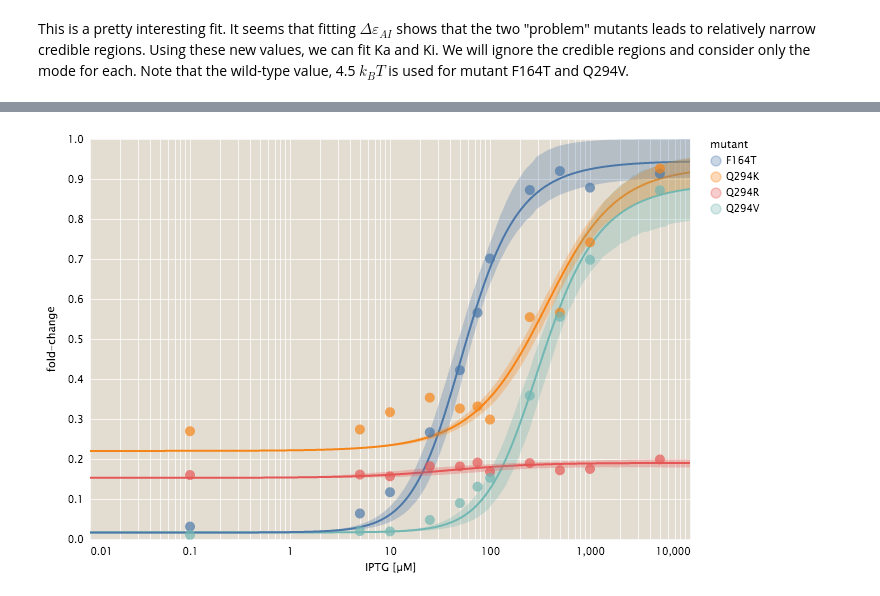
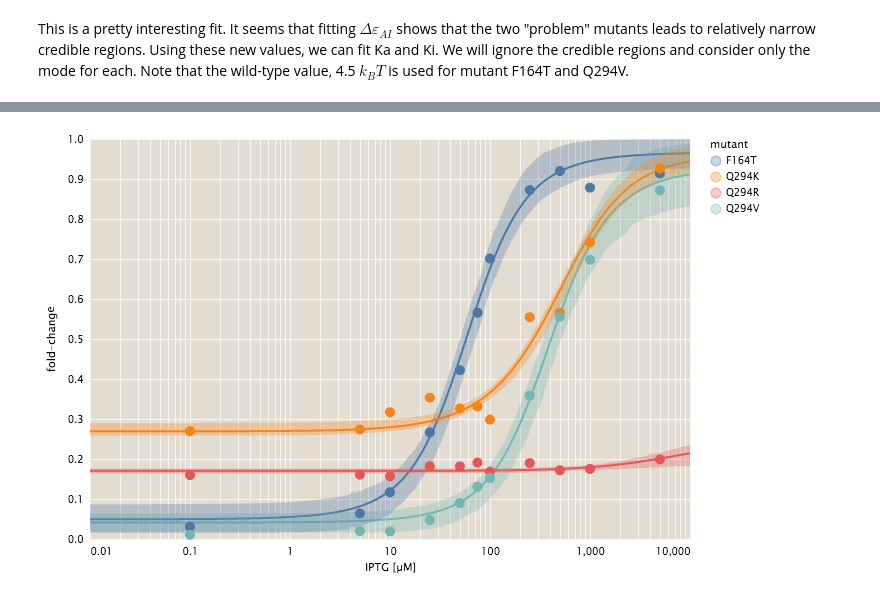
Before and after one commit to RPGroup-PBoC/mwc_mutants, a Jupyter notebook: code/analysis/complete_analysis.ipynb, the cells around one changed output, grey strips where cells are left out. Saved outputs shown, nothing was run; the diff lists cells and outputs as text; code cells hidden in the pictures.

```diff
--- a/code/analysis/complete_analysis.ipynb
+++ b/code/analysis/complete_analysis.ipynb
@@ -519,9 +519,13 @@ INFO:pystan:COMPILING THE C++ CODE FOR MODEL anon_model_c95b1d2e90981030db330ddd
 # %%
 # Assemble the data dictionary.
-ep_AI_dict = {m: ep_AI_stats[ep_AI_stats['parameter']=='ep_AI.{}'.format(m)]['mode'].values[0] for m in IND_idx.keys()}
-ep_AI_dict['F164T'] = constants['ep_AI']
-ep_AI_dict['Q294V'] = constants['ep_AI']
-data_dict = dict(J=len(IND_idx), N=len(IND_data), idx=IND_data['idx'], ep_RA=constants['O2'], ep_AI=list(ep_AI_dict.values()),
-                Nns=constants['Nns'], fc=IND_data['fold_change'], c=IND_data['IPTGuM'], R=IND_data['repressors'],
-                 n_sites=constants['n_sites'])
-kaki_allo_samples = kaki_allo_model.sampling(data_dict, iter=5000, chains=4, pars=['Ka', 'Ki'])
+# ep_AI_dict = {m: ep_AI_stats[ep_AI_stats['parameter']=='ep_AI.{}'.format(m)]['mode'].values[0] for m in IND_idx.keys()}
+# ep_AI_dict['F164T'] = constants['ep_AI']
+# ep_AI_dict['Q294V'] = constants['ep_AI']
+
+# Assemble the data dictionary
+data_dict = dict(J=len(IND_data['mutant'].unique()), N=len(IND_data),
+                 idx=IND_data['idx'], R=constants['RBS1027'], Nns=constants['Nns'], c=IND_data['IPTGuM'],
+                 ep_RA=constants['O2'], n_sites=constants['n_sites'],
+                 fc=IND_data['fold_change'])
+# %%
+kaki_allo_samples = kaki_allo_model.sampling(data_dict, iter=5000, thin=10, chains=4) #, pars=['Ka', 'Ki', 'ep_AI',])
@@ -528,5 +557,6 @@ kaki_allo_samples = kaki_allo_model.sampling(data_dict, iter=5000, chains=4, par
 # %%
 new_names = {'K{}.{}'.format(n,i):'K{}.{}'.format(n, m) for m, i in IND_idx.items() for n in ['a', 'i']}
+new_names.update({'ep_AI.{}'.format(i):'ep_AI.{}'.format(m) for m, i in IND_idx.items()})
 kaki_allo_df = mut.bayes.chains_to_dataframe(kaki_allo_samples)
 kaki_allo_df.rename(columns=new_names, inplace=True)
 kaki_allo_stats = mut.stats.compute_statistics(kaki_allo_df)
@@ -536,13 +566,13 @@ kaki_allo_stats.to_csv('../../data/csv/KaKi_fitting_variable_epAI_stats.csv', in
 fit_dfs = []
 c_range = np.logspace(-2, 4, 200)
 for i, m in enumerate(IND_idx):
-    best_fit = mut.thermo.SimpleRepression(R=constants['RBS1027'], ep_r=constants['O2'], ep_ai=ep_AI_dict[m],
+    best_fit = mut.thermo.SimpleRepression(R=constants['RBS1027'], ep_r=constants['O2'], ep_ai=kaki_allo_stats[kaki_allo_stats['parameter']=='ep_AI.{}'.format(m)]['mode'].values,
                                           effector_conc=c_range, ka=kaki_allo_stats[kaki_allo_stats['parameter']=='Ka.{}'.format(m)]['mode'].values,
                                           ki=kaki_allo_stats[kaki_allo_stats['parameter']=='Ki.{}'.format(m)]['mode'].values, n_ns=constants['Nns'],
                                           n_sites=constants['n_sites']).fold_change()
     cred_region = np.zeros([2, len(c_range)])
     for j, c in enumerate(c_range):
-        arch = mut.thermo.SimpleRepression(R=constants['RBS1027'], ep_r=constants['O2'], ep_ai=ep_AI_dict[m],
+        arch = mut.thermo.SimpleRepression(R=constants['RBS1027'], ep_r=constants['O2'], ep_ai=kaki_allo_df['ep_AI.{}'.format(m)],
                                             effector_conc=c, ka=kaki_allo_df['Ka.{}'.format(m)], ki=kaki_allo_df['Ki.{}'.format(m)],
                                           n_ns=constants['Nns'], n_sites=constants['n_sites']).fold_change()
         cred_region[:, j] = mut.stats.compute_hpd(arch, 0.95)
@@ -555,23 +585,23 @@ fit_df = pd.concat(fit_dfs)
 # %%
 fit_base = alt.Chart(fit_df, width=600, height=400)
 data_base = alt.Chart(IND_summ[IND_summ['IPTGuM'] > 0])
 
 fit_mode = fit_base.mark_line().encode(
             x = alt.X('IPTGuM:Q', scale={'type':'log'}, axis={'title':'IPTG [µM]'}),
             y = alt.Y('mode:Q', axis={'title':'fold-change'}),
             color='mutant:N')
 
 fit_hpd = fit_base.mark_area(opacity=0.3).encode(
           x='IPTGuM:Q',
           y='min:Q',
           y2='max:Q',
           color='mutant:N')
 
-points = data_base.mark_point(filled=True, size=100).encode(
+points = data_base.mark_point(filled=True, size=100, opacity=1).encode(
         x='IPTGuM:Q',
         y='mean',
         color='mutant:N')
 
 fit_mode + fit_hpd + points
 # %% [output]
-[figure, old version]
+[figure, new version]
```
Also changed, not shown: parts of 15 cells of this notebook, 5 other files.
